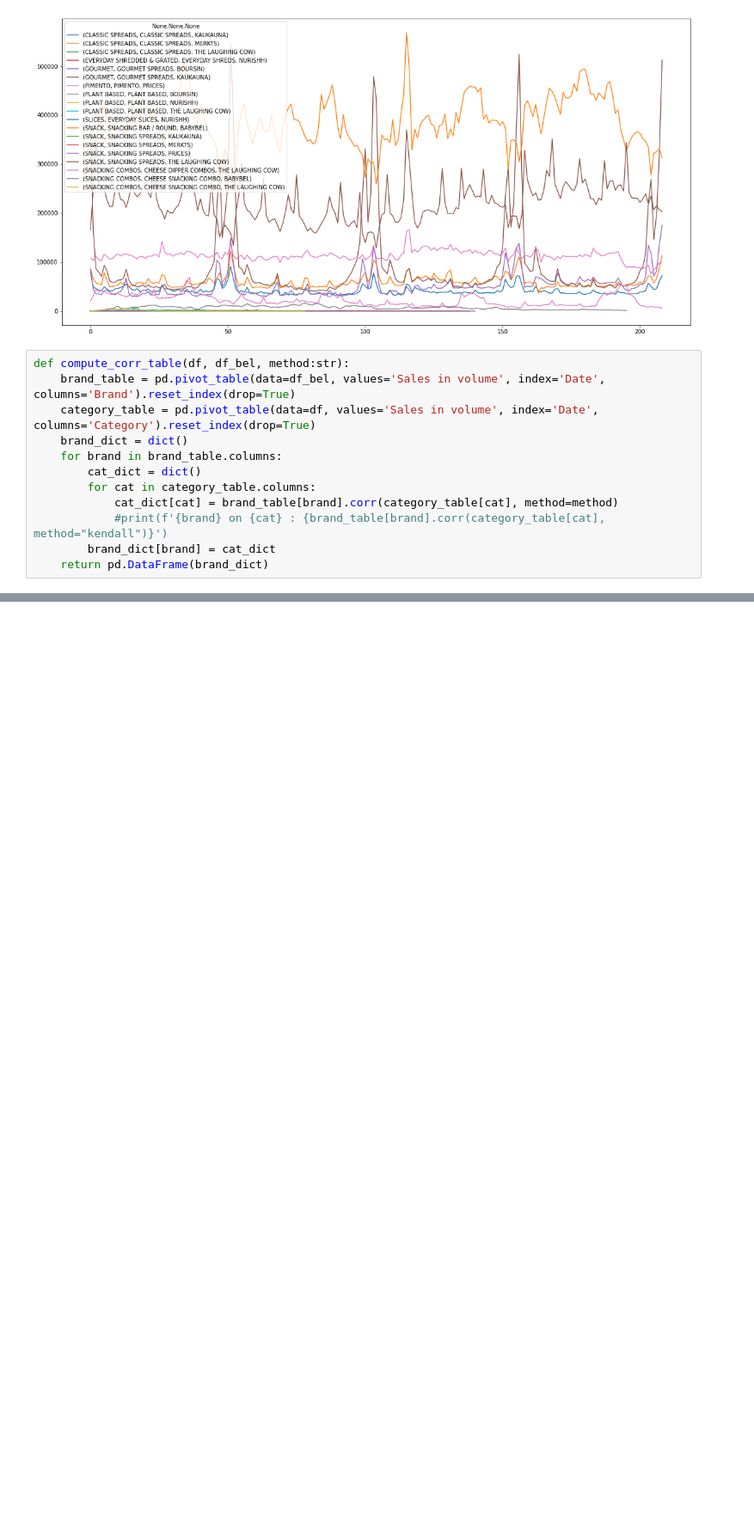
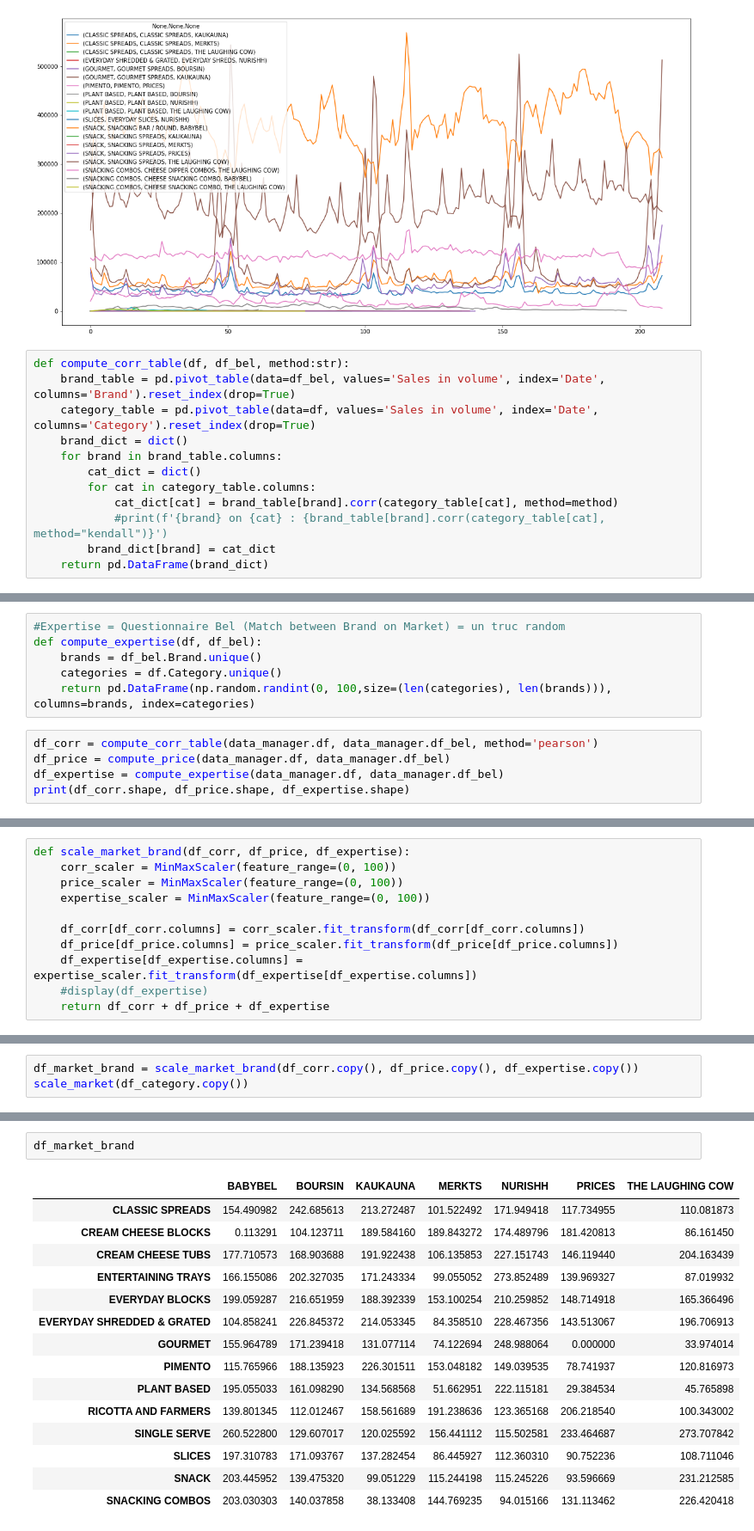
Before and after one commit to rayane-pivot/bel-bel-2022-growth-modelling-gm_tool, a Jupyter notebook: Capacity_to_win.ipynb, the cells around one changed output, grey strips where cells are left out. Shown: that part at 86% size. Cells and saved outputs as stored; diff of their text form; blank space fills up the shorter version.

```diff
--- a/Capacity_to_win.ipynb
+++ b/Capacity_to_win.ipynb
@@ -325,0 +254,11 @@ data_manager.df
+# %%
+#Expertise = Questionnaire Bel (Match between Brand on Market) = un truc random
+def compute_expertise(df, df_bel):
+    brands = df_bel.Brand.unique()
+    categories = df.Category.unique()
+    return pd.DataFrame(np.random.randint(0, 100,size=(len(categories), len(brands))), columns=brands, index=categories)
+# %%
+df_corr = compute_corr_table(data_manager.df, data_manager.df_bel, method='pearson')
+df_price = compute_price(data_manager.df, data_manager.df_bel)
+df_expertise = compute_expertise(data_manager.df, data_manager.df_bel)
+print(df_corr.shape, df_price.shape, df_expertise.shape)
@@ -325,0 +269,11 @@ data_manager.df
+# %%
+def scale_market_brand(df_corr, df_price, df_expertise):
+    corr_scaler = MinMaxScaler(feature_range=(0, 100))
+    price_scaler = MinMaxScaler(feature_range=(0, 100))
+    expertise_scaler = MinMaxScaler(feature_range=(0, 100))
+
+    df_corr[df_corr.columns] = corr_scaler.fit_transform(df_corr[df_corr.columns])
+    df_price[df_price.columns] = price_scaler.fit_transform(df_price[df_price.columns])
+    df_expertise[df_expertise.columns] = expertise_scaler.fit_transform(df_expertise[df_expertise.columns])
+    #display(df_expertise)
+    return df_corr + df_price + df_expertise
@@ -325,0 +293,3 @@ data_manager.df
+# %%
+df_market_brand = scale_market_brand(df_corr.copy(), df_price.copy(), df_expertise.copy())
+scale_market(df_category.copy())
@@ -325,0 +312,18 @@ data_manager.df
+# %%
+df_market_brand
+# %% [output]
+|  | BABYBEL | BOURSIN | KAUKAUNA | MERKTS | NURISHH | PRICES | THE LAUGHING COW |
+| CLASSIC SPREADS | 154.490982 | 242.685613 | 213.272487 | 101.522492 | 171.949418 | 117.734955 | 110.081873 |
+| CREAM CHEESE BLOCKS | 0.113291 | 104.123711 | 189.584160 | 189.843272 | 174.489796 | 181.420813 | 86.161450 |
+| CREAM CHEESE TUBS | 177.710573 | 168.903688 | 191.922438 | 106.135853 | 227.151743 | 146.119440 | 204.163439 |
+| ENTERTAINING TRAYS | 166.155086 | 202.327035 | 171.243334 | 99.055052 | 273.852489 | 139.969327 | 87.019932 |
+| EVERYDAY BLOCKS | 199.059287 | 216.651959 | 188.392339 | 153.100254 | 210.259852 | 148.714918 | 165.366496 |
+| EVERYDAY SHREDDED & GRATED | 104.858241 | 226.845372 | 214.053345 | 84.358510 | 228.467356 | 143.513067 | 196.706913 |
+| GOURMET | 155.964789 | 171.239418 | 131.077114 | 74.122694 | 248.988064 | 0.000000 | 33.974014 |
+| PIMENTO | 115.765966 | 188.135923 | 226.301511 | 153.048182 | 149.039535 | 78.741937 | 120.816973 |
+| PLANT BASED | 195.055033 | 161.098290 | 134.568568 | 51.662951 | 222.115181 | 29.384534 | 45.765898 |
+| RICOTTA AND FARMERS | 139.801345 | 112.012467 | 158.561689 | 191.238636 | 123.365168 | 206.218540 | 100.343002 |
+| SINGLE SERVE | 260.522800 | 129.607017 | 120.025592 | 156.441112 | 115.502581 | 233.464687 | 273.707842 |
+| SLICES | 197.310783 | 171.093767 | 137.282454 | 86.445927 | 112.360310 | 90.752236 | 108.711046 |
+| SNACK | 203.445952 | 139.475320 | 99.051229 | 115.244198 | 115.245226 | 93.596669 | 231.212585 |
+| SNACKING COMBOS | 203.030303 | 140.037858 | 38.133408 | 144.769235 | 94.015166 | 131.113462 | 226.420418 |
```
Also changed, not shown: parts of 13 cells of this notebook, 2 other files.
